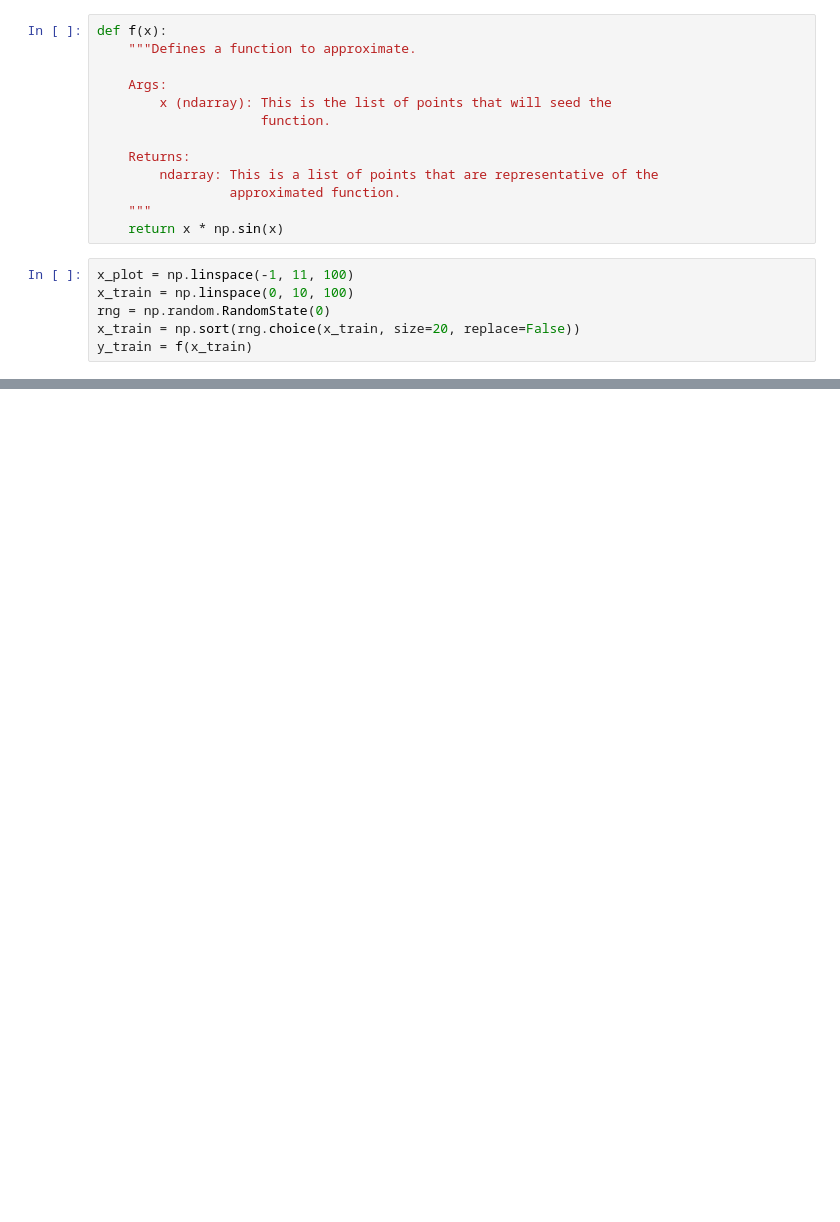
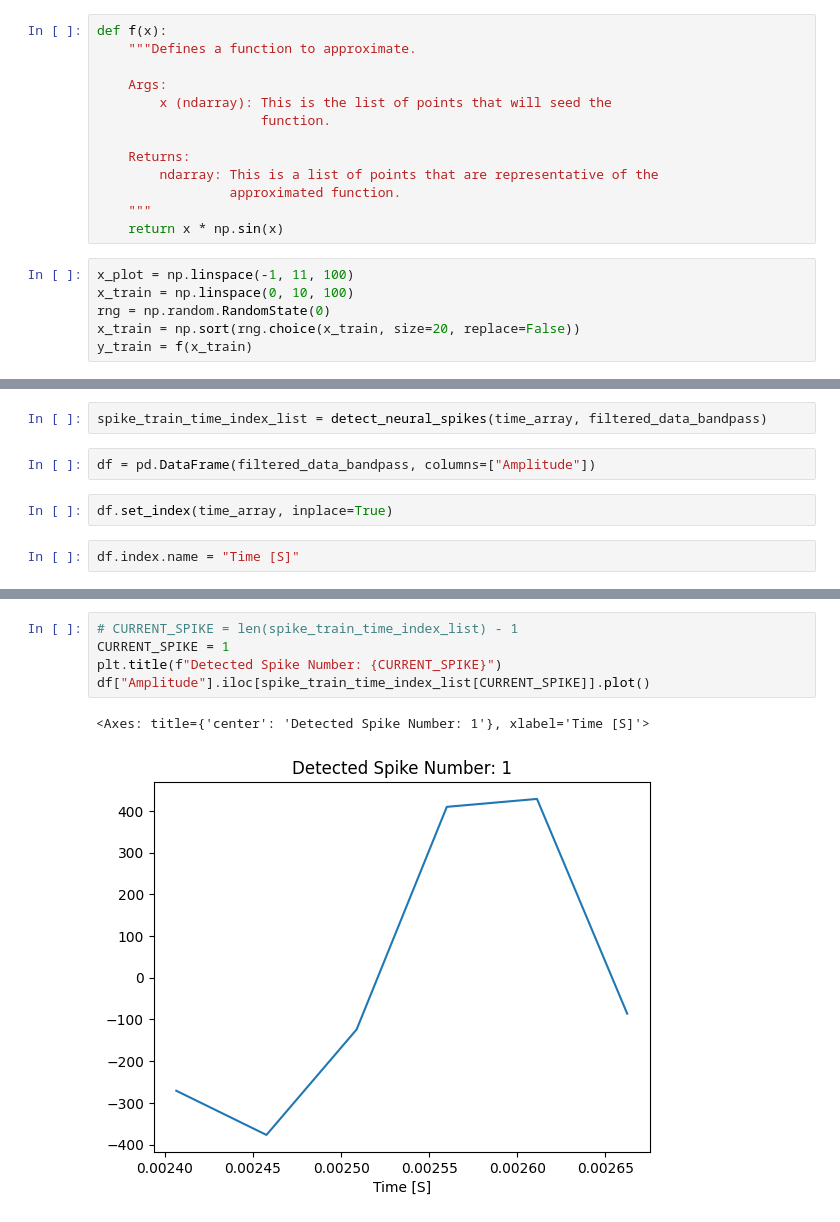
Before and after one commit to efwoods/Neuralink-Compression-Challenge, a Jupyter notebook: analysis/tutorials/polynomial-interpolation.ipynb, the cells around one changed output, grey strips where cells are left out. Saved outputs shown, nothing was run; the diff lists cells and outputs as text; blank space fills up the shorter version.

```diff
--- a/analysis/tutorials/polynomial-interpolation.ipynb
+++ b/analysis/tutorials/polynomial-interpolation.ipynb
@@ -61,0 +414,8 @@ plt.show()
+# %%
+spike_train_time_index_list = detect_neural_spikes(time_array, filtered_data_bandpass)
+# %%
+df = pd.DataFrame(filtered_data_bandpass, columns=["Amplitude"])
+# %%
+df.set_index(time_array, inplace=True)
+# %%
+df.index.name = "Time [S]"
@@ -61,0 +432,8 @@ plt.show()
+# %%
+# CURRENT_SPIKE = len(spike_train_time_index_list) - 1
+CURRENT_SPIKE = 1
+plt.title(f"Detected Spike Number: {CURRENT_SPIKE}")
+df["Amplitude"].iloc[spike_train_time_index_list[CURRENT_SPIKE]].plot()
+# %% [output]
+<Axes: title={'center': 'Detected Spike Number: 1'}, xlabel='Time [S]'>
+[figure, added]
```
Also changed, not shown: parts of 20 cells of this notebook, 1 other file.
